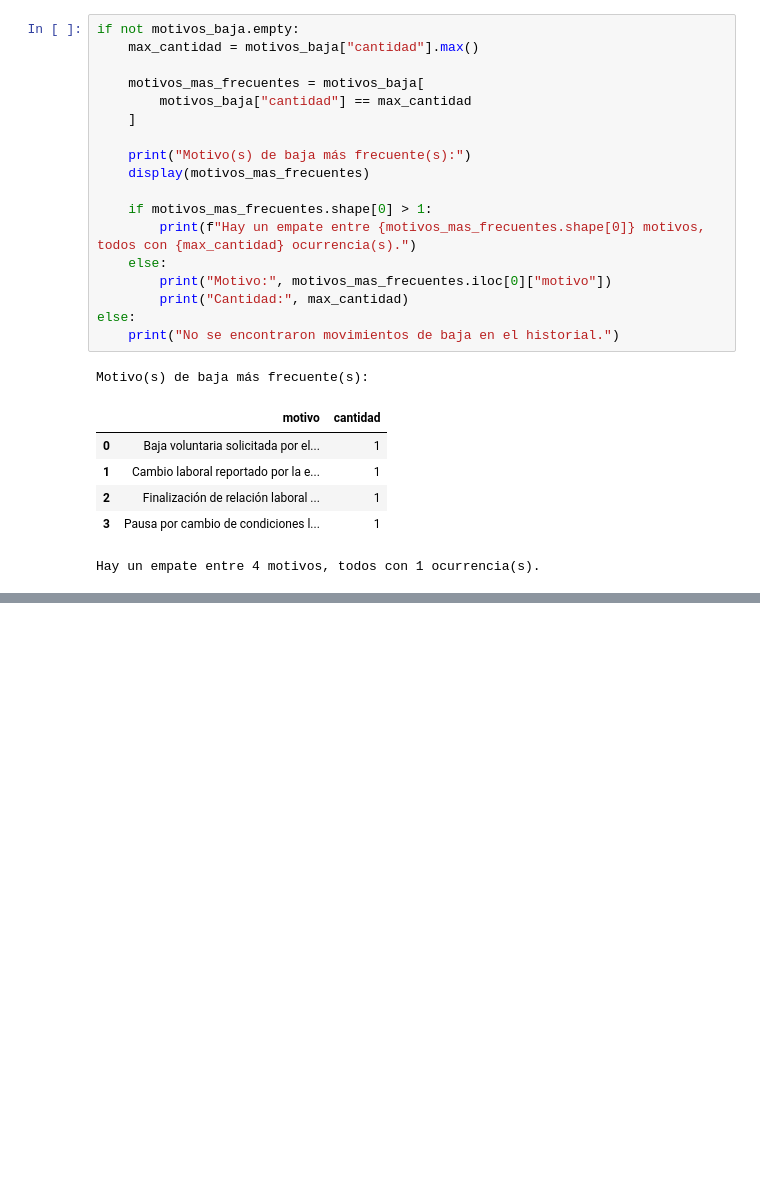
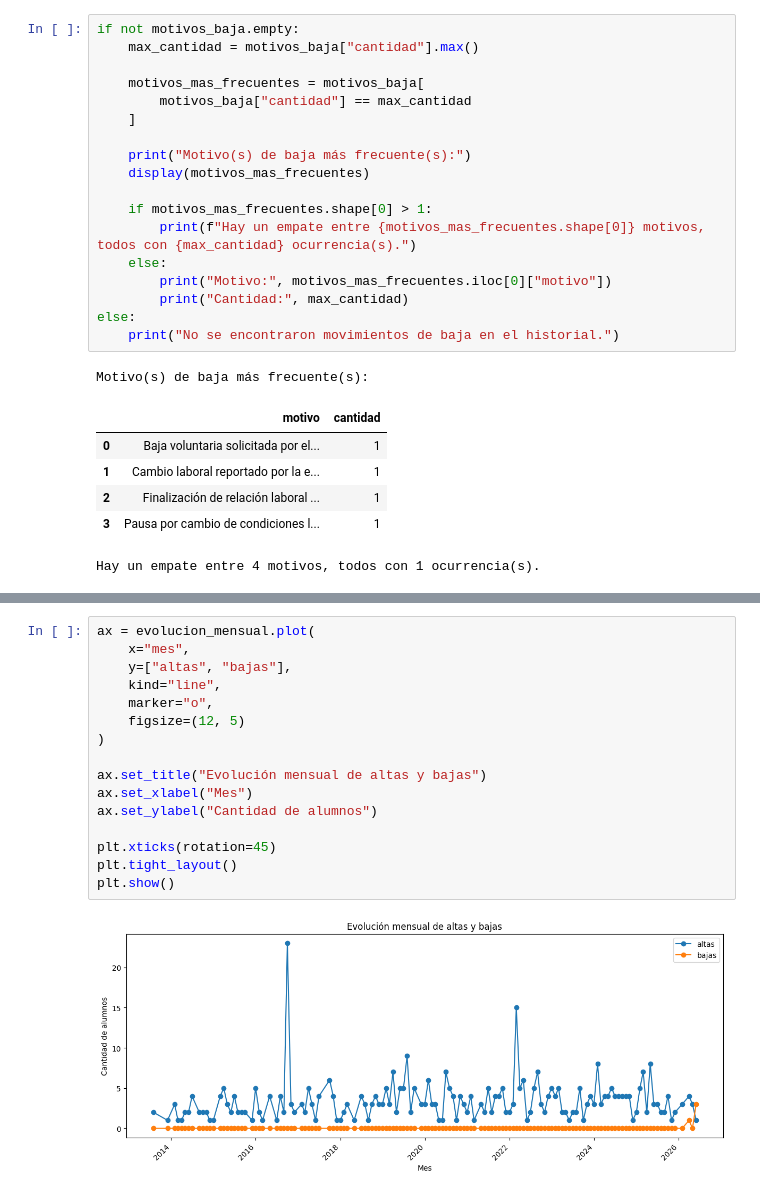
Before and after one commit to FerrariAgustinNicolas/prueba-fullstack-inscripciones, a Jupyter notebook: python/analisis_inscripciones.ipynb, the cells around one changed output, grey strips where cells are left out. Cells and saved outputs as stored; diff of their text form; blank space fills up the shorter version.

```diff
--- a/python/analisis_inscripciones.ipynb
+++ b/python/analisis_inscripciones.ipynb
@@ -475,0 +508,18 @@ Hay un empate entre 4 motivos, todos con 1 ocurrencia(s).
+# %%
+ax = evolucion_mensual.plot(
+    x="mes",
+    y=["altas", "bajas"],
+    kind="line",
+    marker="o",
+    figsize=(12, 5)
+)
+
+ax.set_title("Evolución mensual de altas y bajas")
+ax.set_xlabel("Mes")
+ax.set_ylabel("Cantidad de alumnos")
+
+plt.xticks(rotation=45)
+plt.tight_layout()
+plt.show()
+# %% [output]
+[figure, added]
```
Also changed, not shown: parts of 6 cells of this notebook.
